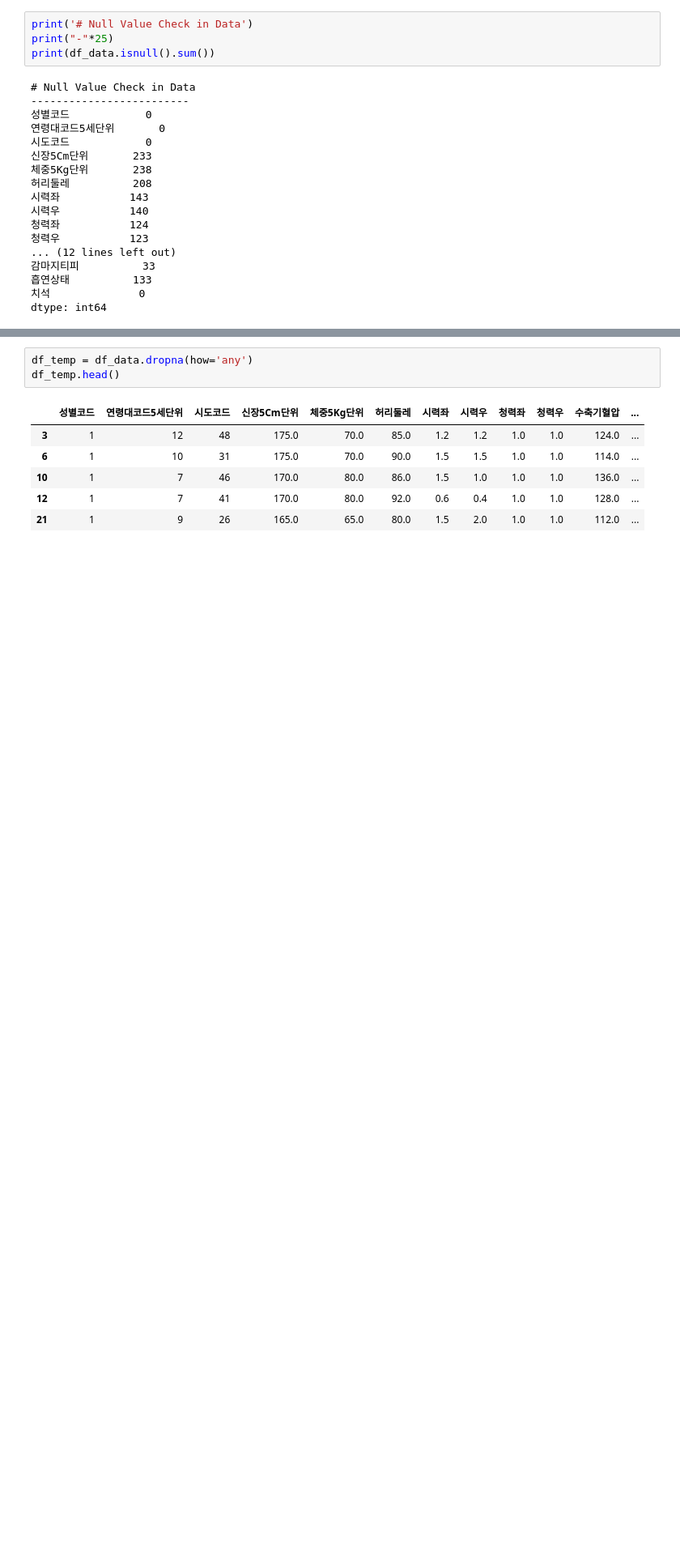
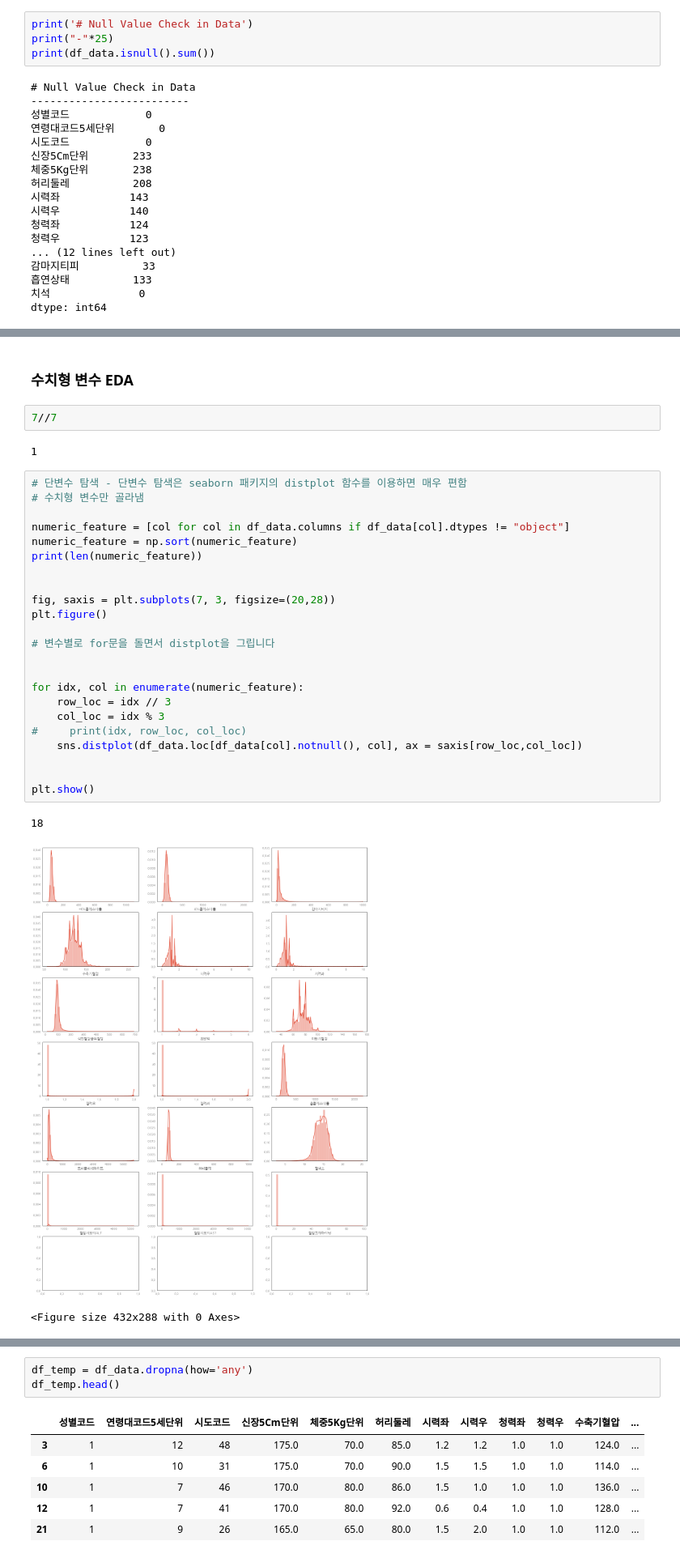
Before and after one commit to jaehyun0220/Colab, a Jupyter notebook: health_dental_ver1.ipynb, the cells around one changed output, grey strips where cells are left out. Shown at 81% size. Saved outputs shown, nothing was run; the diff lists cells and outputs as text; blank space fills up the shorter version.

```diff
--- a/health_dental_ver1.ipynb
+++ b/health_dental_ver1.ipynb
@@ -249,0 +388,33 @@ KeyboardInterrupt: ignored
+# %% [markdown]
+### 수치형 변수 EDA
+# %%
+7//7
+# %% [output]
+1
+# %%
+# 단변수 탐색 - 단변수 탐색은 seaborn 패키지의 distplot 함수를 이용하면 매우 편함
+# 수치형 변수만 골라냄
+
+numeric_feature = [col for col in df_data.columns if df_data[col].dtypes != "object"]
+numeric_feature = np.sort(numeric_feature)
+print(len(numeric_feature))
+
+
+fig, saxis = plt.subplots(7, 3, figsize=(20,28))
+plt.figure()
+
+# 변수별로 for문을 돌면서 distplot을 그립니다
+
+
+for idx, col in enumerate(numeric_feature):
+    row_loc = idx // 3
+    col_loc = idx % 3
+#     print(idx, row_loc, col_loc)
+    sns.distplot(df_data.loc[df_data[col].notnull(), col], ax = saxis[row_loc,col_loc])
+
+
+plt.show()
+# %% [output]
+18
+[figure, added]
+<Figure size 432x288 with 0 Axes>
```
Also changed, not shown: parts of 11 cells of this notebook.
